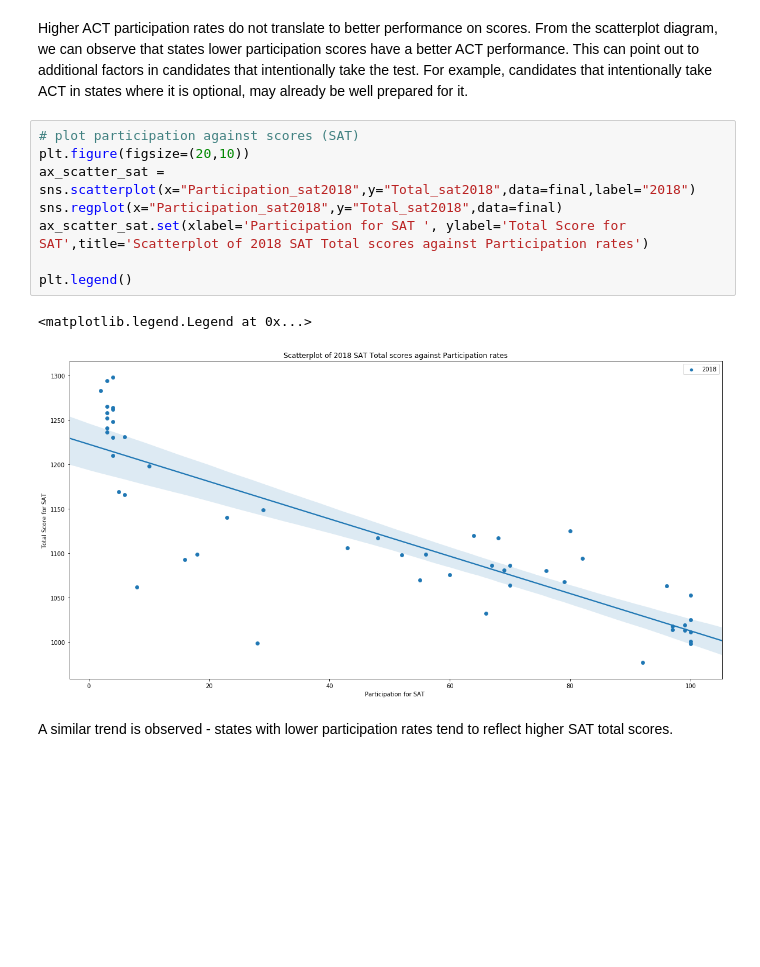
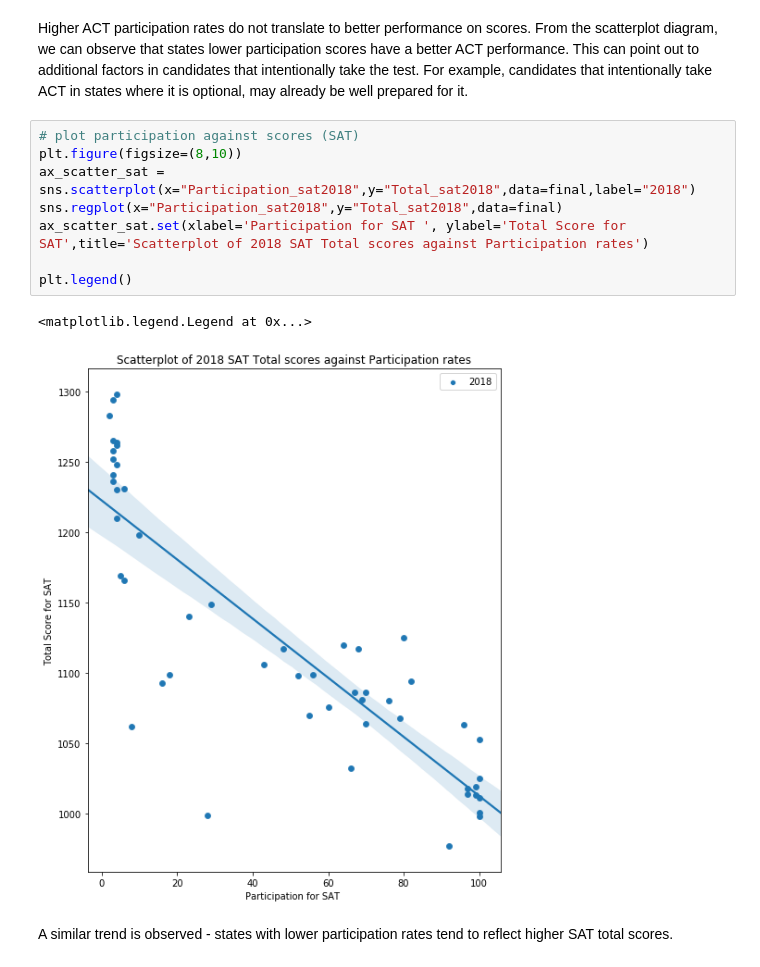
Before and after one commit to bearylogical/ga-assignments, a Jupyter notebook: project_1/Project 1 SAT & ACT Analysis.ipynb, the cells around one changed output. Saved outputs shown, nothing was run; the diff lists cells and outputs as text; blank space fills up the shorter version.

```diff
--- a/project_1/Project 1 SAT & ACT Analysis.ipynb
+++ b/project_1/Project 1 SAT & ACT Analysis.ipynb
@@ -1146,15 +1138,15 @@ plt.legend()
 Higher ACT participation rates do not translate to better performance on scores. From the scatterplot diagram, we can observe that states lower participation scores have a better ACT performance. This can point out to additional factors in candidates that intentionally take the test. For example, candidates that intentionally take ACT in states where it is optional, may already be well prepared for it.
 # %%
 # plot participation against scores (SAT)
-plt.figure(figsize=(20,10))
+plt.figure(figsize=(8,10))
 ax_scatter_sat = sns.scatterplot(x="Participation_sat2018",y="Total_sat2018",data=final,label="2018")
 sns.regplot(x="Participation_sat2018",y="Total_sat2018",data=final)
 ax_scatter_sat.set(xlabel='Participation for SAT ', ylabel='Total Score for SAT',title='Scatterplot of 2018 SAT Total scores against Participation rates')
 
 plt.legend()
 # %% [output]
 <matplotlib.legend.Legend at 0x...>
-[figure, old version]
+[figure, new version]
 # %% [markdown]
 A similar trend is observed - states with lower participation rates tend to reflect higher SAT total scores.
 # %% [markdown]
```
Also changed, not shown: parts of 41 cells of this notebook, 3 other files.
